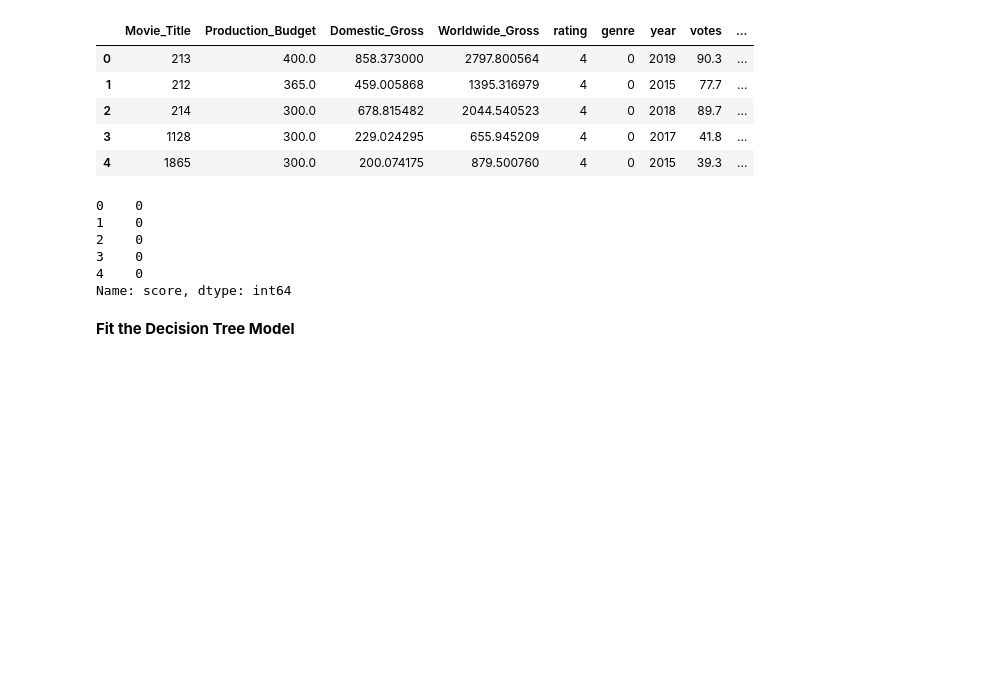
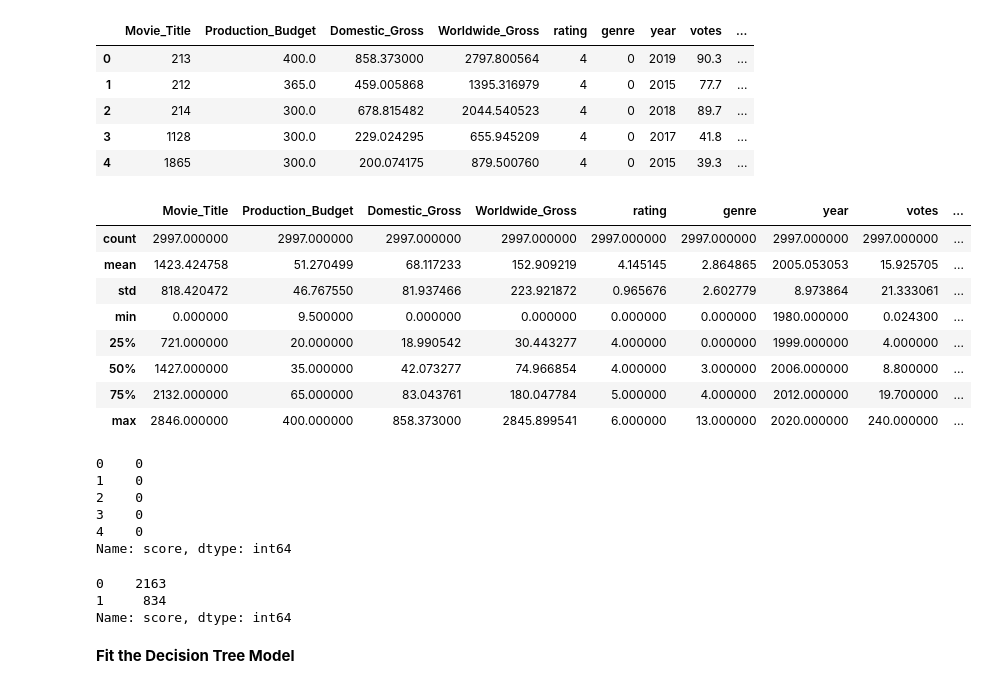
Before and after one commit to Kevin-Cutler/Final-Project, a Jupyter notebook: Class_Project.ipynb, the cells around one changed output. Saved outputs shown, nothing was run; the diff lists cells and outputs as text; code cells hidden in the pictures; blank space fills up the shorter version.

```diff
--- a/Class_Project.ipynb
+++ b/Class_Project.ipynb
@@ -463,6 +462,18 @@ X.head()
 | 2 | 214 | 300.0 | 678.815482 | 2044.540523 | 4 | 0 | 2018 | 89.7 | ... |
 | 3 | 1128 | 300.0 | 229.024295 | 655.945209 | 4 | 0 | 2017 | 41.8 | ... |
 | 4 | 1865 | 300.0 | 200.074175 | 879.500760 | 4 | 0 | 2015 | 39.3 | ... |
+# %%
+X.describe()
+# %% [output]
+|  | Movie_Title | Production_Budget | Domestic_Gross | Worldwide_Gross | rating | genre | year | votes | ... |
+| count | 2997.000000 | 2997.000000 | 2997.000000 | 2997.000000 | 2997.000000 | 2997.000000 | 2997.000000 | 2997.000000 | ... |
+| mean | 1423.424758 | 51.270499 | 68.117233 | 152.909219 | 4.145145 | 2.864865 | 2005.053053 | 15.925705 | ... |
+| std | 818.420472 | 46.767550 | 81.937466 | 223.921872 | 0.965676 | 2.602779 | 8.973864 | 21.333061 | ... |
+| min | 0.000000 | 9.500000 | 0.000000 | 0.000000 | 0.000000 | 0.000000 | 1980.000000 | 0.024300 | ... |
+| 25% | 721.000000 | 20.000000 | 18.990542 | 30.443277 | 4.000000 | 0.000000 | 1999.000000 | 4.000000 | ... |
+| 50% | 1427.000000 | 35.000000 | 42.073277 | 74.966854 | 4.000000 | 3.000000 | 2006.000000 | 8.800000 | ... |
+| 75% | 2132.000000 | 65.000000 | 83.043761 | 180.047784 | 5.000000 | 4.000000 | 2012.000000 | 19.700000 | ... |
+| max | 2846.000000 | 400.000000 | 858.373000 | 2845.899541 | 6.000000 | 13.000000 | 2020.000000 | 240.000000 | ... |
 # %%
 # Define target vector
 y = df2["score"]
@@ -474,5 +485,12 @@ y.head()
 3    0
 4    0
 Name: score, dtype: int64
+# %%
+# Check the balance of our target values
+y.value_counts()
+# %% [output]
+0    2163
+1     834
+Name: score, dtype: int64
 # %%
 # Splitting into Train and Test sets.
```
Also changed, not shown: parts of 17 cells of this notebook.
